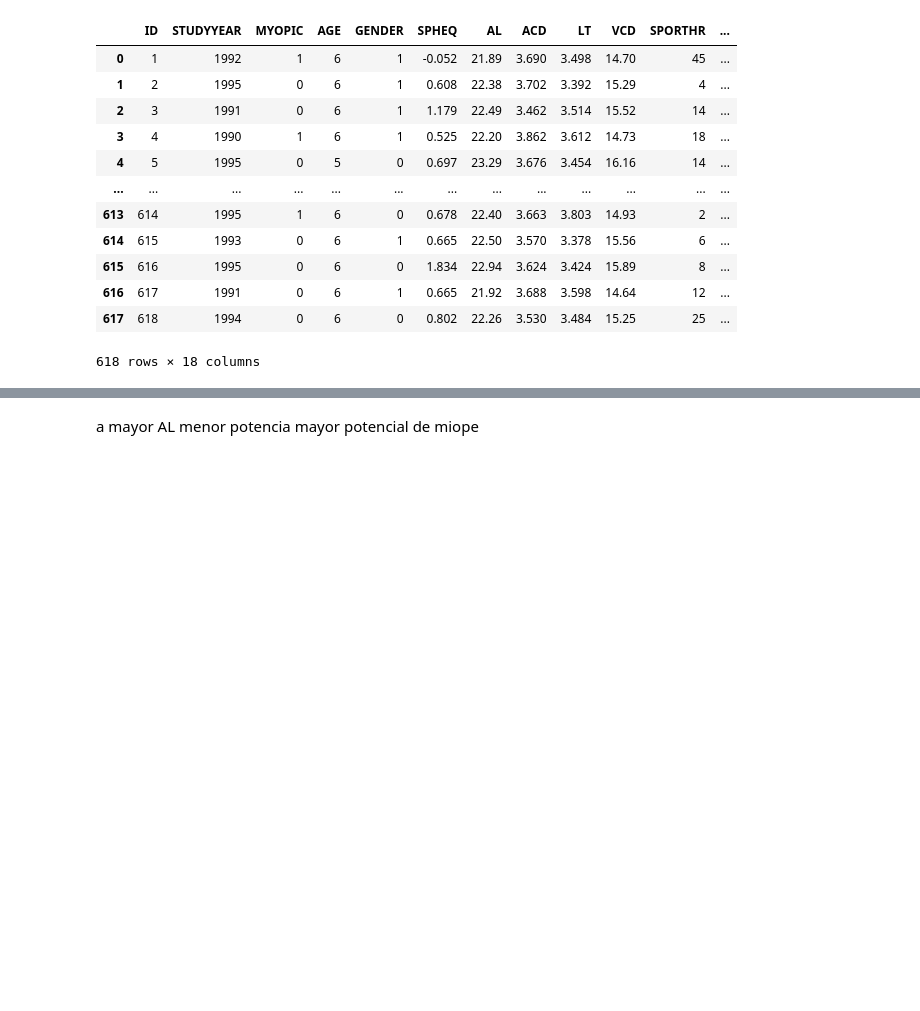
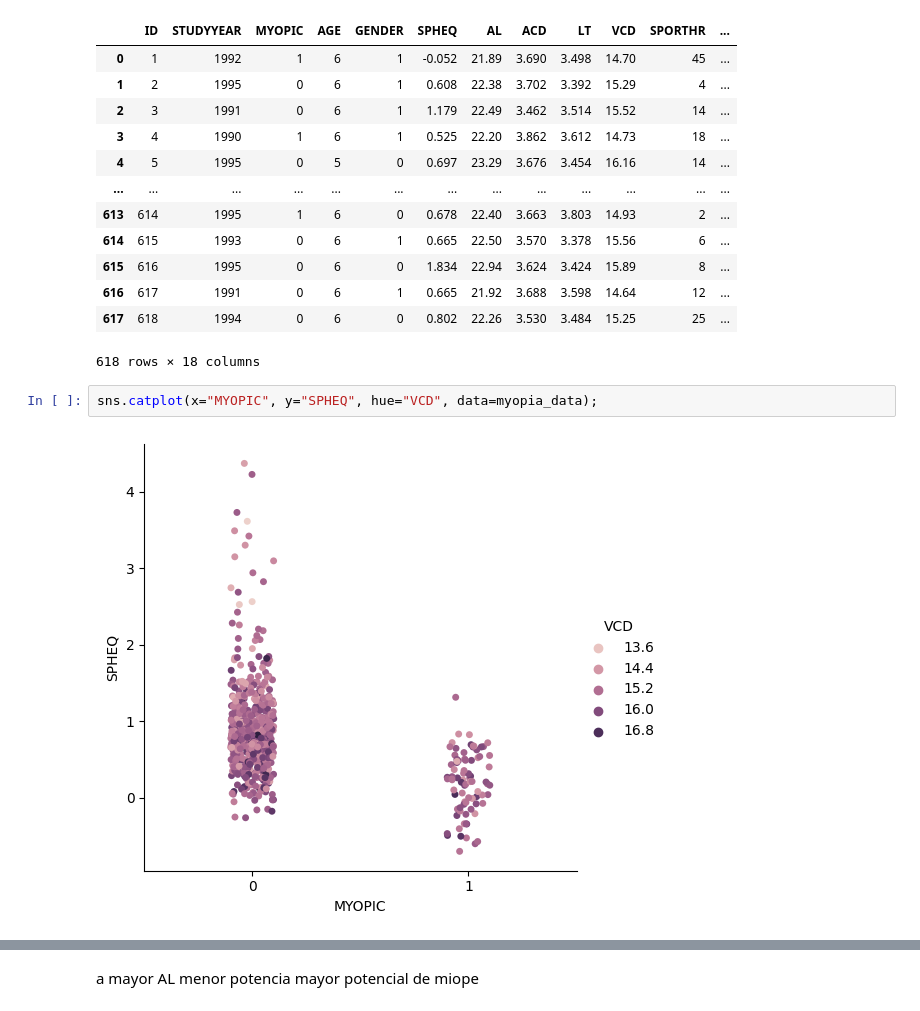
Before and after one commit to Kuja182/Data-Science-PortFolio, a Jupyter notebook: analisis_miopia_EEUU.ipynb, the cells around one changed output, grey strips where cells are left out. Drawn from its saved outputs; the diff is of its cells as text; blank space fills up the shorter version.

```diff
--- a/analisis_miopia_EEUU.ipynb
+++ b/analisis_miopia_EEUU.ipynb
@@ -40,3 +51,7 @@ memory usage: 87.0 KB
 | 616 | 617 | 1991 | 0 | 6 | 1 | 0.665 | 21.92 | 3.688 | 3.598 | 14.64 | 12 | ... |
 | 617 | 618 | 1994 | 0 | 6 | 0 | 0.802 | 22.26 | 3.530 | 3.484 | 15.25 | 25 | ... |
 618 rows × 18 columns
+# %%
+sns.catplot(x="MYOPIC", y="SPHEQ", hue="VCD", data=myopia_data);
+# %% [output]
+[figure, added]
```
Also changed, not shown: parts of 18 cells of this notebook.
